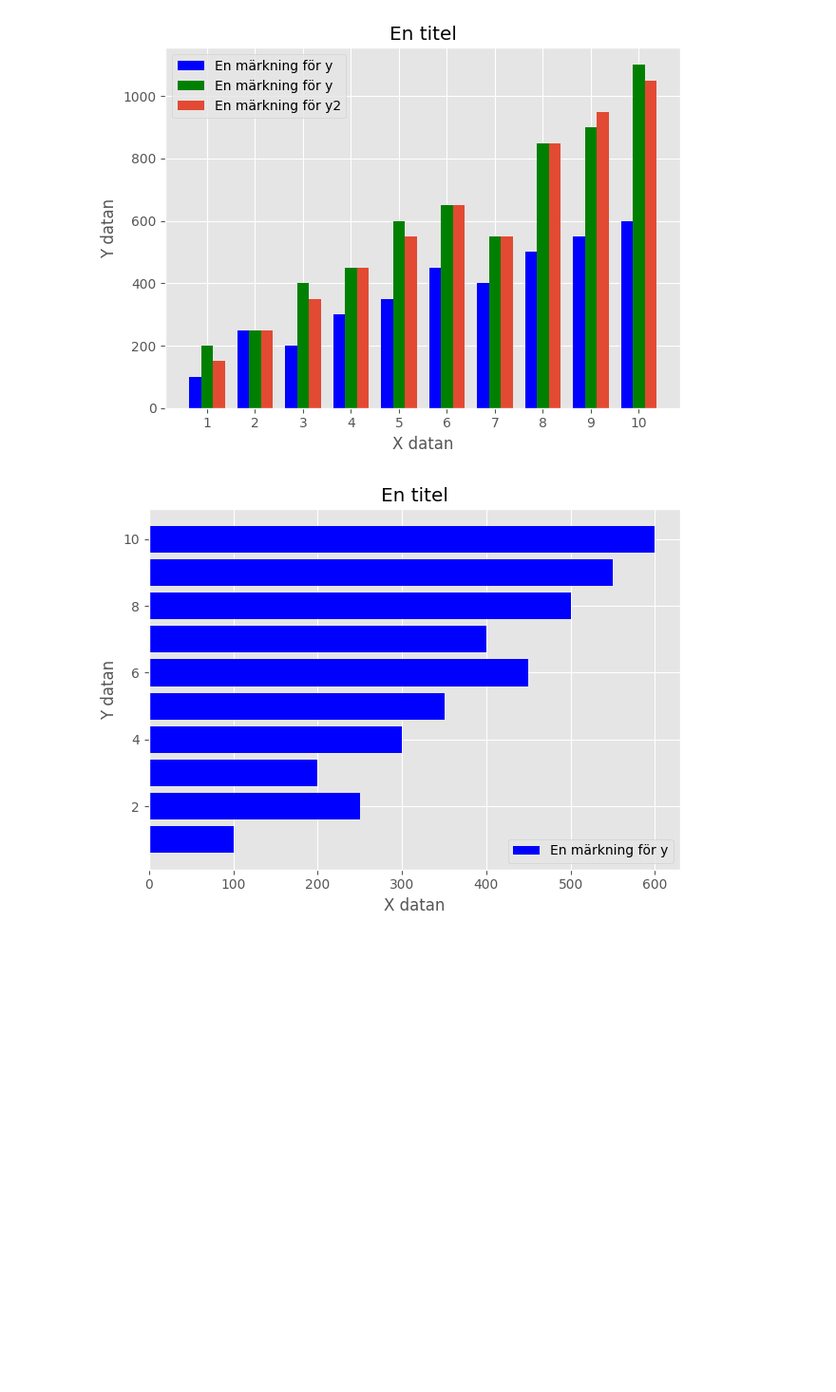
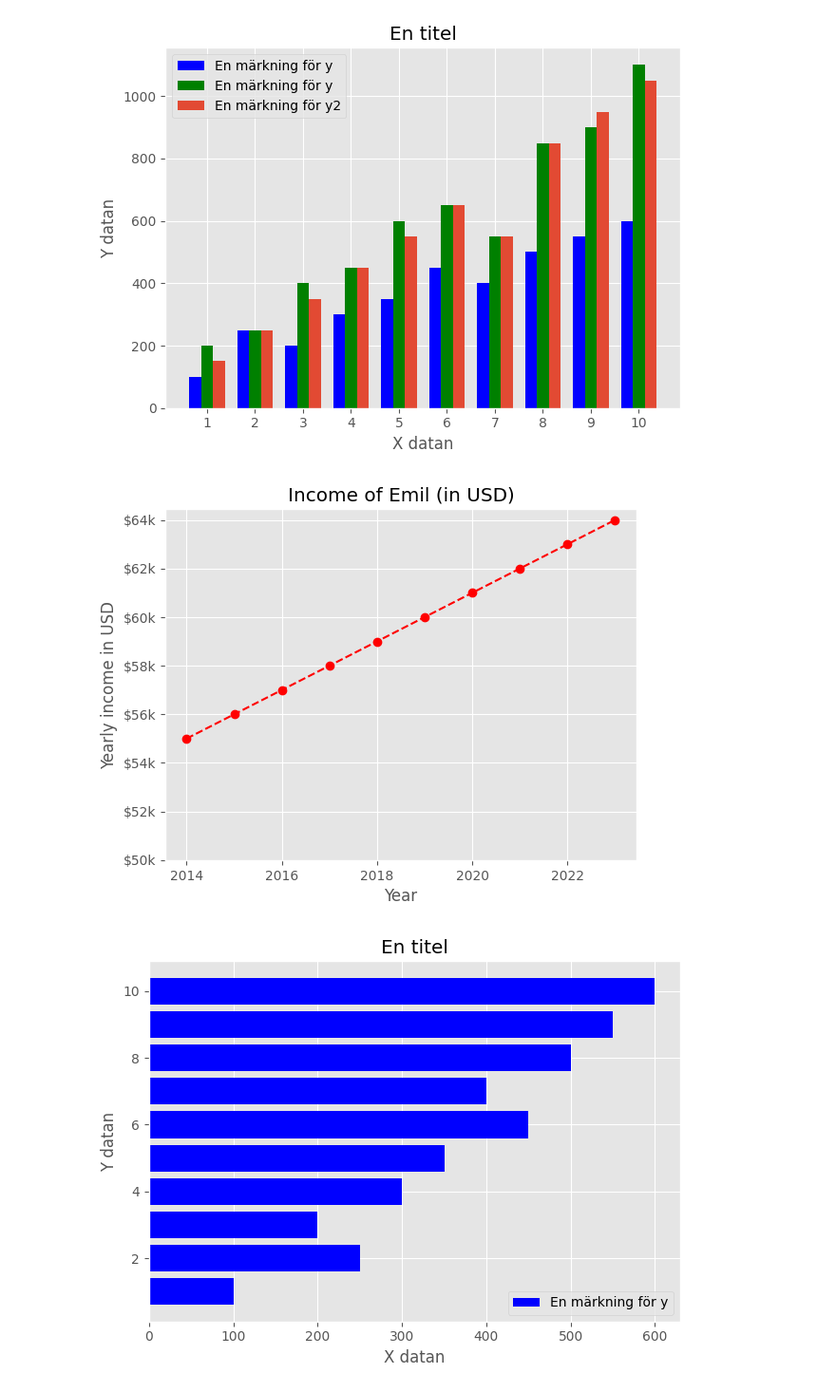
Before and after one commit to MrEcE0046/AI-ML-Grundkunskaper, a Jupyter notebook: Databehandling/Lecture-Notes/matplotlib.ipynb, the cells around one changed output. Shown: that part at 95% size. Cells and saved outputs as stored; diff of their text form; code cells hidden in the pictures; blank space fills up the shorter version.

```diff
--- a/Databehandling/Lecture-Notes/matplotlib.ipynb
+++ b/Databehandling/Lecture-Notes/matplotlib.ipynb
@@ -78,6 +130,22 @@ plt.tight_layout() # Tightar till charten
 plt.show()
 # %% [output]
 [figure]
+# %%
+""" Manipulera y ticksen """
+
+years = [2014, 2015, 2016, 2017, 2018, 2019, 2020, 2021, 2022, 2023]
+income = [55, 56, 57, 58, 59, 60, 61, 62, 63, 64]
+
+income_ticks = list(range(50, 65, 2)) # Skapar en numpy array
+
+plt.plot(years, income, label="En märkning för y", color="red", linestyle="--", marker="o") # en linje
+plt.title("Income of Emil (in USD)")
+plt.xlabel("Year")
+plt.ylabel("Yearly income in USD")
+plt.yticks(income_ticks, [f"${x}k" for x in income_ticks]) #ändra yticksen
+plt.show()
+# %% [output]
+[figure, added]
 # %%
 """ Barplot horizontal """
 
```
Also changed, not shown: parts of 7 cells of this notebook, 6 other files.
